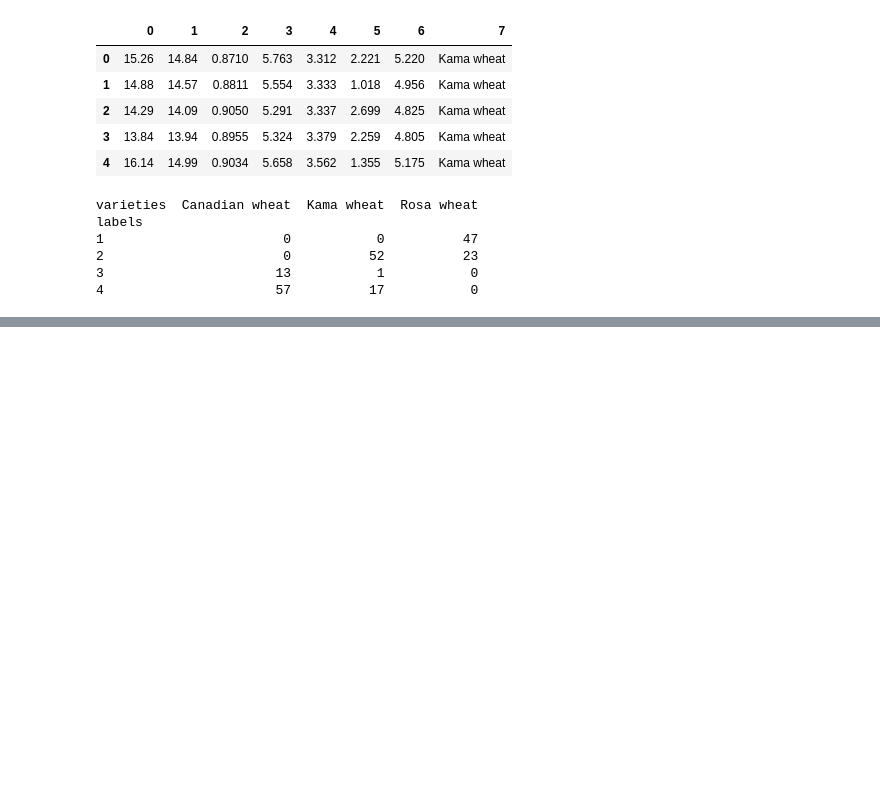
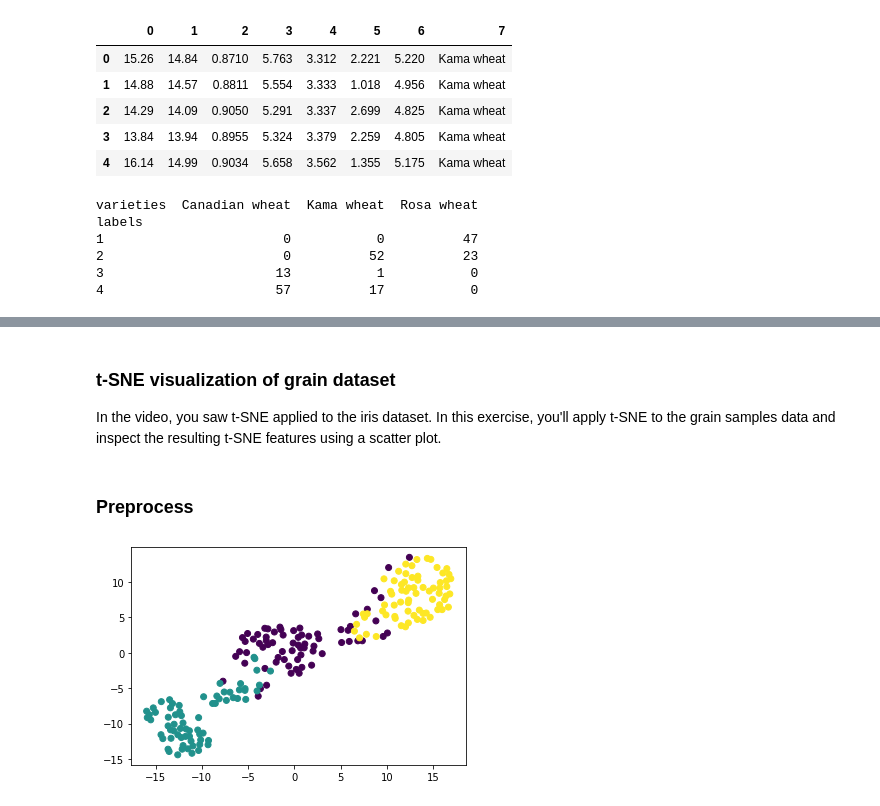
Before and after one commit to goodboychan/datacamp_repo, a Jupyter notebook: Unsupervised.Learning.in.Python/Visualization-with-hierarchical-clustering-and-t-SNE.ipynb, the cells around one changed output, grey strips where cells are left out. Saved outputs shown, nothing was run; the diff lists cells and outputs as text; code cells hidden in the pictures; blank space fills up the shorter version.

```diff
--- a/Unsupervised.Learning.in.Python/Visualization-with-hierarchical-clustering-and-t-SNE.ipynb
+++ b/Unsupervised.Learning.in.Python/Visualization-with-hierarchical-clustering-and-t-SNE.ipynb
@@ -187,0 +196,29 @@ labels
+# %% [markdown]
+### t-SNE visualization of grain dataset
+In the video, you saw t-SNE applied to the iris dataset. In this exercise, you'll apply t-SNE to the grain samples data and inspect the resulting t-SNE features using a scatter plot.
+# %% [markdown]
+### Preprocess
+# %%
+df = pd.read_csv('./dataset/seeds.csv', header=None)
+
+samples = df.iloc[:, :-1].values
+variety_numbers = df.iloc[:, -1].values
+# %%
+from sklearn.manifold import TSNE
+
+# Create a TSNE instance: model
+model = TSNE(learning_rate=200)
+
+# Apply fit_transform to samples: tsne_features
+tsne_features = model.fit_transform(samples)
+
+# Select the 0th feature: xs
+xs = tsne_features[:, 0]
+
+# Select the 1st feature: ys
+ys = tsne_features[:, 1]
+
+# Scatter plot, coloring by variety_numbers
+plt.scatter(xs, ys, c=variety_numbers);
+# %% [output]
+[figure, added]
```
Also changed, not shown: parts of 6 cells of this notebook.
